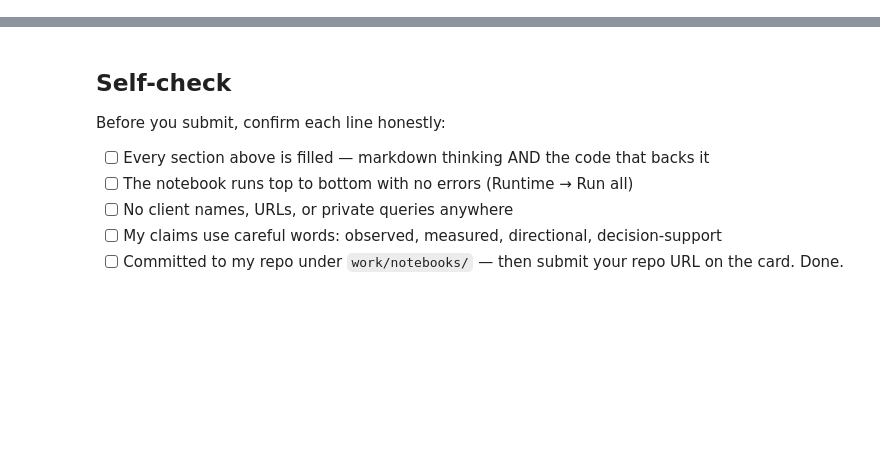
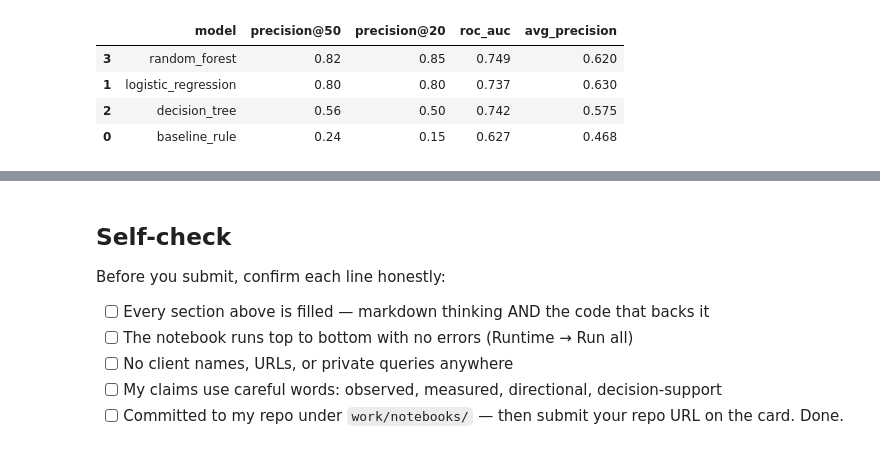
Before and after one commit to MuhammadOmerSiddiqui/myInternship, a Jupyter notebook: work/notebooks/w05_model.ipynb, the cells around one changed output, grey strips where cells are left out. Cells and saved outputs as stored; diff of their text form; code cells hidden in the pictures; blank space fills up the shorter version.

```diff
--- a/work/notebooks/w05_model.ipynb
+++ b/work/notebooks/w05_model.ipynb
@@ -36,0 +117,90 @@ This skeleton is yours to fill. Work the sections **in order** — each one has
+# %%
+# This cell is for CODE (numbers, a query, a check).
+# Write your text answer in the cell ABOVE this one — typing sentences here breaks Run All.
+# ---------- features (honest only) ----------
+# NEVER use trend_direction / trend_pct / is_declining as features
+numeric_cols = [
+    "impressions_90d", "clicks_90d", "sessions_90d",
+    "content_age_days", "days_since_last_update",
+    "avg_position", "ctr", "engagement_rate", "scroll_rate",
+    "word_count", "char_count",
+    "days_with_impressions", "days_with_sessions",
+    "ai_sessions_90d", "ai_traffic_pct",
+]
+cat_cols = ["content_type", "main_intent", "competition_level",
+            "age_tier", "freshness_tier", "impression_tier", "position_tier"]
+
+# keep only columns that exist
+numeric_cols = [c for c in numeric_cols if c in df.columns]
+cat_cols     = [c for c in cat_cols if c in df.columns]
+
+X_num = df[numeric_cols].apply(pd.to_numeric, errors="coerce").replace([np.inf, -np.inf], np.nan).fillna(0)
+X_cat = pd.get_dummies(df[cat_cols].fillna("unknown").astype(str), dtype=float)
+X = pd.concat([X_num.reset_index(drop=True), X_cat.reset_index(drop=True)], axis=1)
+y = df["is_declining"].astype(int)
+
+X_train, X_test = X.iloc[train_idx], X.iloc[test_idx]
+y_train, y_test = y.iloc[train_idx], y.iloc[test_idx]
+
+# ---------- rebuild Week-4 style baseline score on the same data ----------
+def percentile_rank(s):
+    return s.rank(pct=True, method="average").fillna(0)
+
+def normalize(s):
+    s = s.astype(float)
+    return (s - s.min()) / (s.max() - s.min() + 1e-9)
+
+vis   = percentile_rank(np.log1p(df["impressions_90d"]))
+fresh = percentile_rank(df["days_since_last_update"].fillna(0))
+pos   = (1 - normalize(df["avg_position"].clip(1, 50))) * vis * (df["avg_position"] > 0).astype(int)
+depth = (1 - percentile_rank(df["word_count"].fillna(0))) * vis
+baseline_score = (0.40*vis + 0.30*fresh + 0.25*pos + 0.05*depth).clip(0, 1)
+baseline_test  = baseline_score.iloc[test_idx].to_numpy()
+
+# ---------- helpers ----------
+def precision_at_k(y_true, scores, k=50):
+    order = np.argsort(-np.asarray(scores))
+    top = np.asarray(y_true)[order[:k]]
+    return float(top.mean()) if len(top) else 0.0
+
+def metrics(y_true, scores, name):
+    return {
+        "model": name,
+        "precision@50": round(precision_at_k(y_true, scores, 50), 3),
+        "precision@20": round(precision_at_k(y_true, scores, 20), 3),
+        "roc_auc": round(roc_auc_score(y_true, scores), 3),
+        "avg_precision": round(average_precision_score(y_true, scores), 3),
+    }
+
+# ---------- models ----------
+models = {
+    "logistic_regression": Pipeline([
+        ("scaler", StandardScaler()),
+        ("clf", LogisticRegression(class_weight="balanced", max_iter=1000, random_state=RANDOM_STATE)),
+    ]),
+    "decision_tree": DecisionTreeClassifier(
+        class_weight="balanced", max_depth=5, min_samples_leaf=50, random_state=RANDOM_STATE
+    ),
+    "random_forest": RandomForestClassifier(
+        class_weight="balanced_subsample", n_estimators=200, max_depth=10,
+        min_samples_leaf=25, n_jobs=-1, random_state=RANDOM_STATE
+    ),
+}
+
+results = [metrics(y_test, baseline_test, "baseline_rule")]
+fitted = {}
+
+for name, model in models.items():
+    model.fit(X_train, y_train)
+    proba = model.predict_proba(X_test)[:, 1]
+    results.append(metrics(y_test, proba, name))
+    fitted[name] = (model, proba)
+
+results_df = pd.DataFrame(results).sort_values("precision@50", ascending=False)
+print("Base rate (test declining rate):", round(y_test.mean(), 3))
+print("\n=== Model vs Baseline (same client-holdout split) ===")
+display(results_df)
+
+best_name = results_df.iloc[0]["model"]
+print(f"\nBest on Precision@50: {best_name}")
+# %% [output]
@@ -36,0 +210,5 @@ This skeleton is yours to fill. Work the sections **in order** — each one has
+|  | model | precision@50 | precision@20 | roc_auc | avg_precision |
+| 3 | random_forest | 0.82 | 0.85 | 0.749 | 0.620 |
+| 1 | logistic_regression | 0.80 | 0.80 | 0.737 | 0.630 |
+| 2 | decision_tree | 0.56 | 0.50 | 0.742 | 0.575 |
+| 0 | baseline_rule | 0.24 | 0.15 | 0.627 | 0.468 |
```
Also changed, not shown: parts of 14 cells of this notebook.
